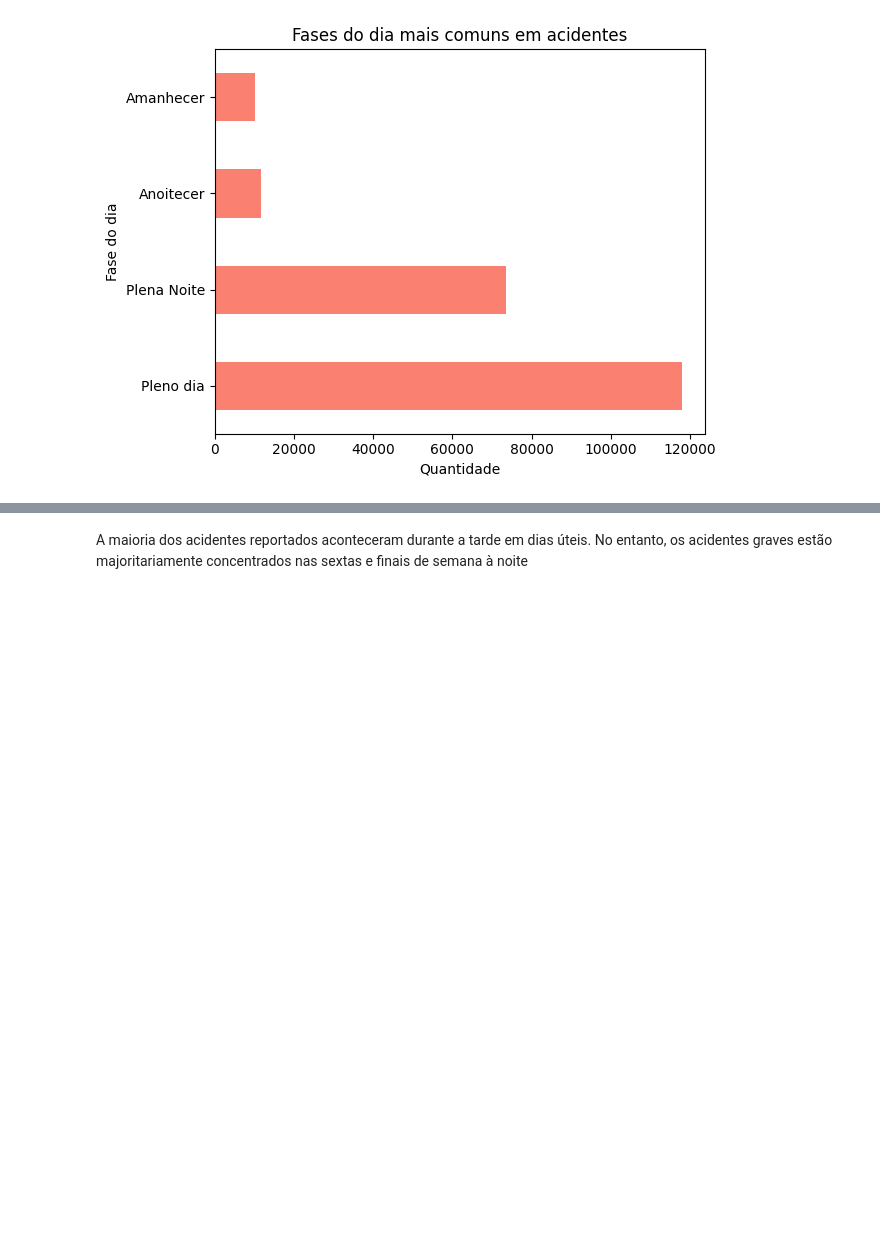
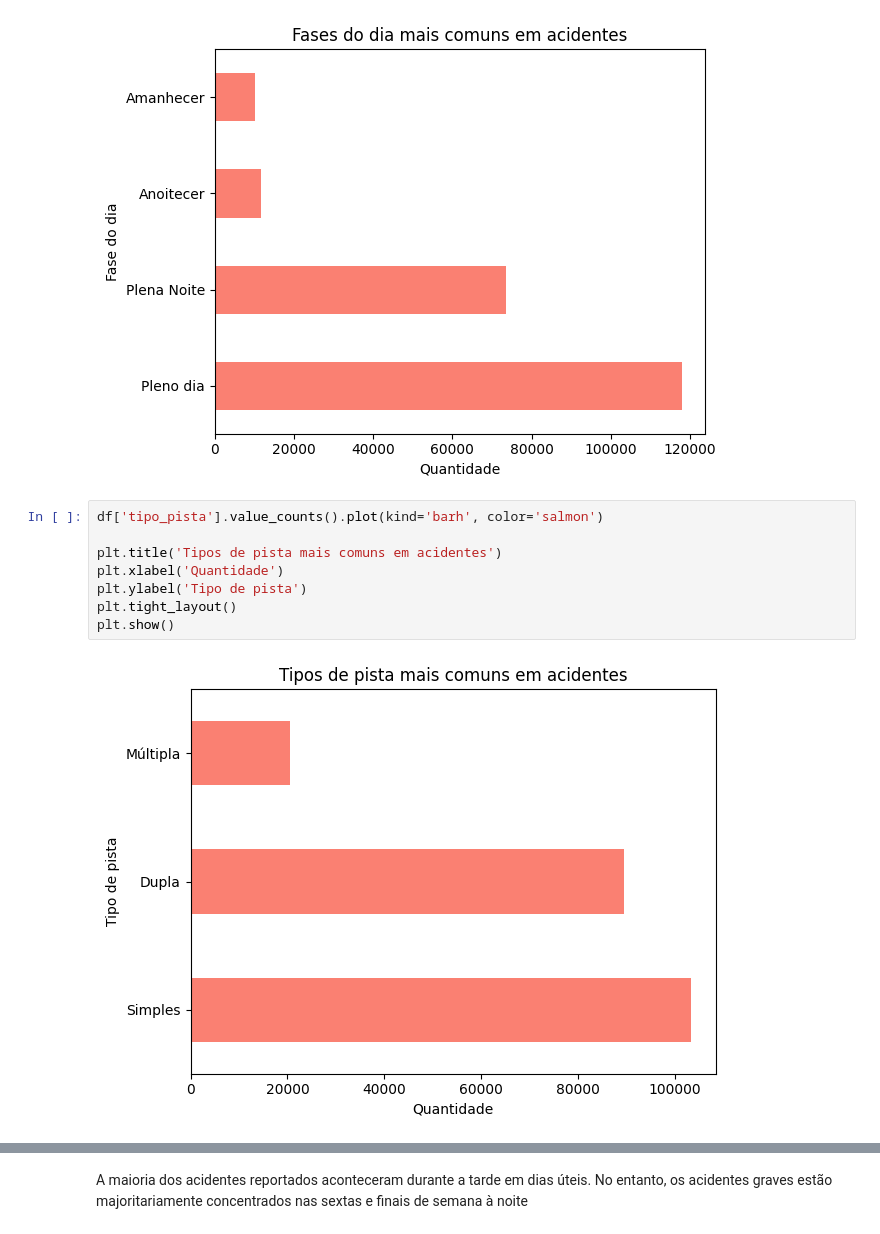
Before and after one commit to mmesqigor/Padroes-de-Acidentes-de-Transito-no-Brasil, a Jupyter notebook: index.ipynb, the cells around one changed output, grey strips where cells are left out. Drawn from its saved outputs; the diff is of its cells as text; blank space fills up the shorter version.

```diff
--- a/index.ipynb
+++ b/index.ipynb
@@ -249,3 +271,13 @@ plt.tight_layout()
 plt.show()
 # %% [output]
 [figure]
+# %%
+df['tipo_pista'].value_counts().plot(kind='barh', color='salmon')
+
+plt.title('Tipos de pista mais comuns em acidentes')
+plt.xlabel('Quantidade')
+plt.ylabel('Tipo de pista')
+plt.tight_layout()
+plt.show()
+# %% [output]
+[figure, added]
```
Also changed, not shown: parts of 18 cells of this notebook.
